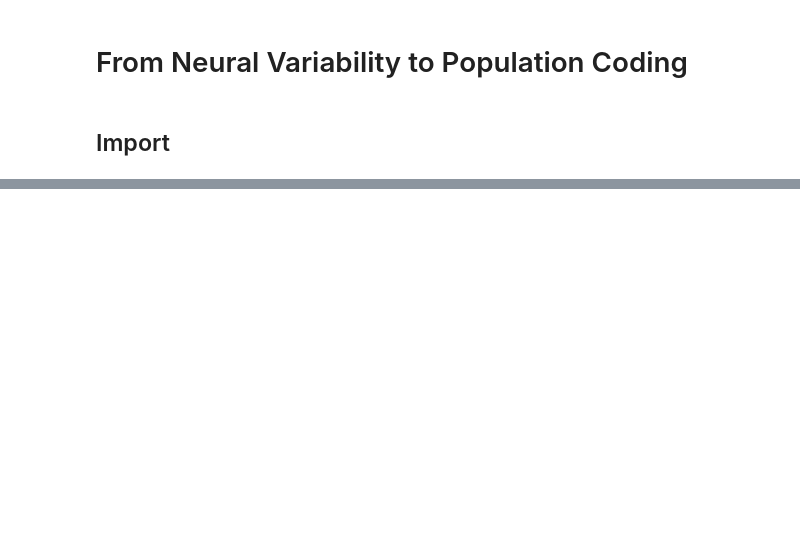
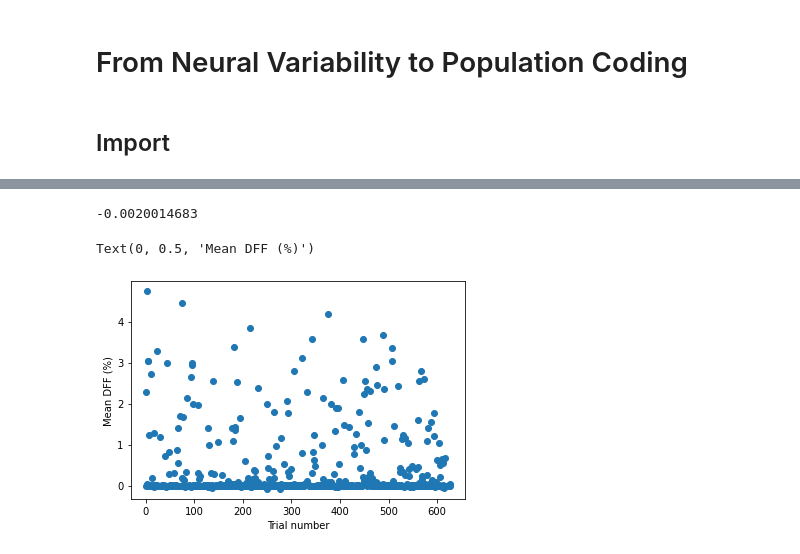
Before and after one commit to AllenSWDB/TReND_2024, a Jupyter notebook: code/Day 2-tunining variability.ipynb, the cells around one changed output, grey strips where cells are left out. Drawn from its saved outputs; the diff is of its cells as text; code cells hidden in the pictures; blank space fills up the shorter version.

```diff
--- a/code/Day 2-tunining variability.ipynb
+++ b/code/Day 2-tunining variability.ipynb
@@ -42,0 +23,12 @@ data_set = boc.get_ophys_experiment_data(ophys_experiment_id=session_id)
+# %%
+cell_id = 541513979
+
+# get the experiment session where this cell has the drifting grating stimulus
+exps = boc.get_ophys_experiments(cell_specimen_ids=[cell_id], stimuli=['drifting_gratings'])
+session_id = exps[0]['id']
+data_set = boc.get_ophys_experiment_data(session_id)
+
+# get dff traces
+timestamps, dff = data_set.get_dff_traces()
+cell_index = data_set.get_cell_specimen_indices([cell_id])[0]
+dff_trace = dff[cell_index,:]
@@ -42,0 +37,4 @@ data_set = boc.get_ophys_experiment_data(ophys_experiment_id=session_id)
+# %%
+# get the stimulus table for the drifting grating stimulus
+stim_table = data_set.get_stimulus_table('drifting_gratings')
+stim_table.head()
@@ -42,0 +48,23 @@ data_set = boc.get_ophys_experiment_data(ophys_experiment_id=session_id)
+# %%
+# mean DF/F during the grating presentation
+dff_trace[stim_table.start[0]:stim_table.end[0]].mean()
+# %% [output]
+-0.0020014683
+# %%
+# create a pandas DataFrame to hold the response of the neuron in each trial
+response = pd.DataFrame(
+    columns=('orientation', 'temporal_frequency', 'trial_response'),
+    index=stim_table.index.values
+)
+response['orientation'] = stim_table.orientation
+response['temporal_frequency'] = stim_table.temporal_frequency
+for ind,row_stim in stim_table.iterrows():
+    response.loc[ind, 'trial_response'] = dff_trace[int(row_stim.start):int(row_stim.end)].mean()
+# %%
+# Plot the trial_response for all trials
+plt.plot(response.trial_response, 'o')
+plt.xlabel("Trial number")
+plt.ylabel("Mean DFF (%)")
+# %% [output]
+Text(0, 0.5, 'Mean DFF (%)')
+[figure, added]
```
Also changed, not shown: parts of 28 cells of this notebook, 2 other files.
